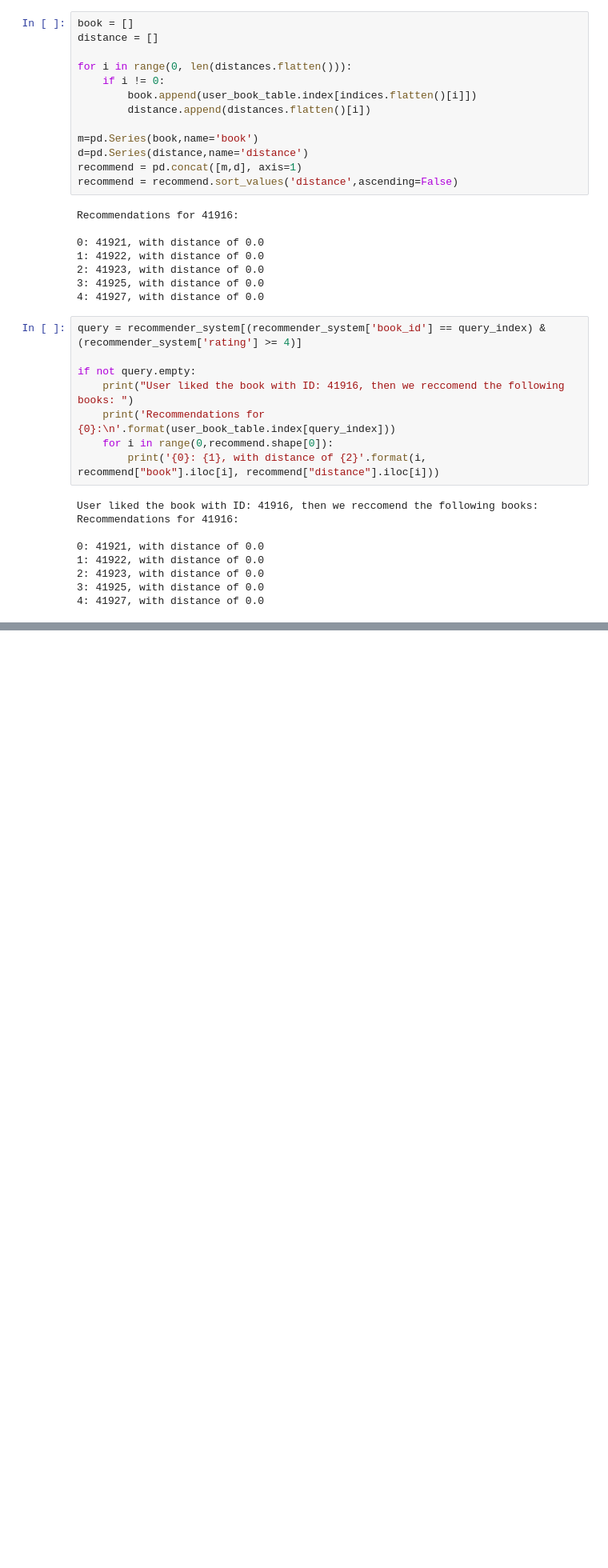
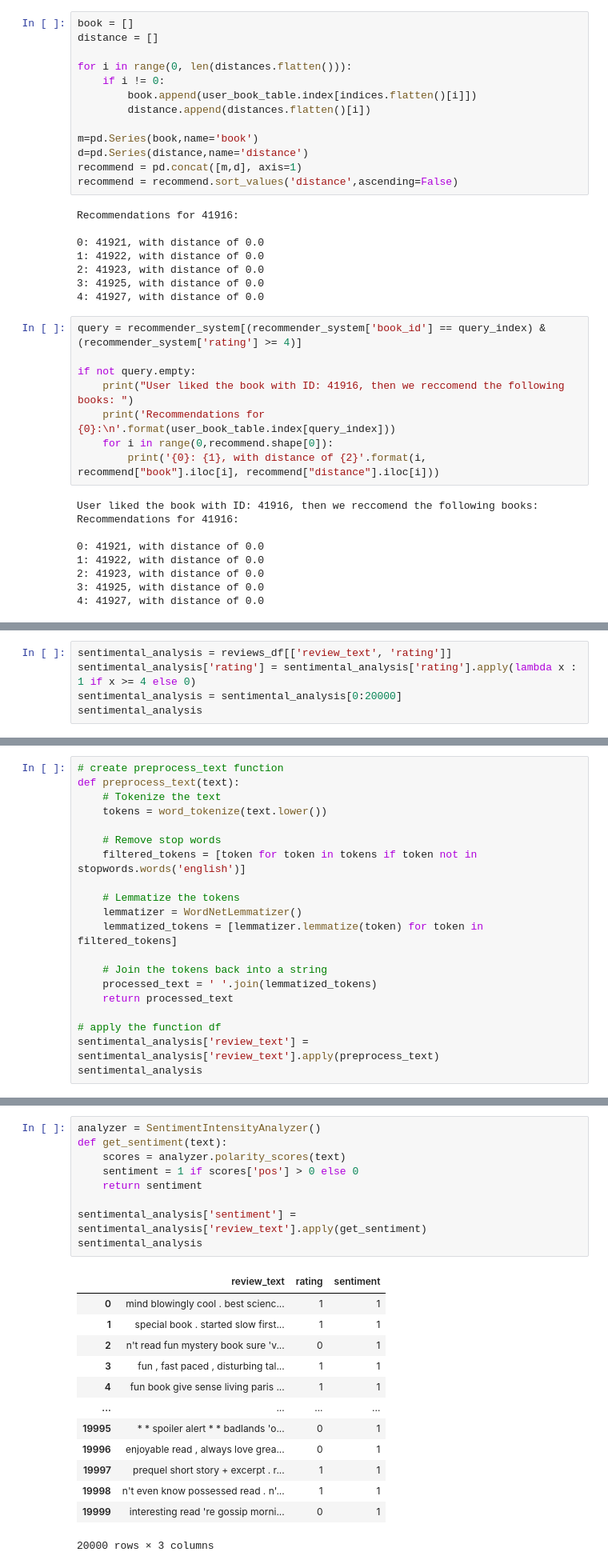
Before and after one commit to jefersonseverino/goodreads-book-review, a Jupyter notebook: main.ipynb, the cells around one changed output, grey strips where cells are left out. Shown: that part at 80% size. Drawn from its saved outputs; the diff is of its cells as text; blank space fills up the shorter version.

Commit message:
Feat: add check for sentimental analysis comparing with rating

```diff
--- a/main.ipynb
+++ b/main.ipynb
@@ -586,0 +617,5 @@ Recommendations for 41916:
+# %%
+sentimental_analysis = reviews_df[['review_text', 'rating']]
+sentimental_analysis['rating'] = sentimental_analysis['rating'].apply(lambda x : 1 if x >= 4 else 0)
+sentimental_analysis = sentimental_analysis[0:20000]
+sentimental_analysis
@@ -586,0 +641,20 @@ Recommendations for 41916:
+# %%
+# create preprocess_text function
+def preprocess_text(text):
+    # Tokenize the text
+    tokens = word_tokenize(text.lower())
+
+    # Remove stop words
+    filtered_tokens = [token for token in tokens if token not in stopwords.words('english')]
+
+    # Lemmatize the tokens
+    lemmatizer = WordNetLemmatizer()
+    lemmatized_tokens = [lemmatizer.lemmatize(token) for token in filtered_tokens]
+
+    # Join the tokens back into a string
+    processed_text = ' '.join(lemmatized_tokens)
+    return processed_text
+
+# apply the function df
+sentimental_analysis['review_text'] = sentimental_analysis['review_text'].apply(preprocess_text)
+sentimental_analysis
@@ -586,0 +675,23 @@ Recommendations for 41916:
+# %%
+analyzer = SentimentIntensityAnalyzer()
+def get_sentiment(text):
+    scores = analyzer.polarity_scores(text)
+    sentiment = 1 if scores['pos'] > 0 else 0
+    return sentiment
+
+sentimental_analysis['sentiment'] = sentimental_analysis['review_text'].apply(get_sentiment)
+sentimental_analysis
+# %% [output]
+|  | review_text | rating | sentiment |
+| 0 | mind blowingly cool . best scienc... | 1 | 1 |
+| 1 | special book . started slow first... | 1 | 1 |
+| 2 | n't read fun mystery book sure 'v... | 0 | 1 |
+| 3 | fun , fast paced , disturbing tal... | 1 | 1 |
+| 4 | fun book give sense living paris ... | 1 | 1 |
+| ... | ... | ... | ... |
+| 19995 | * * spoiler alert * * badlands 'o... | 0 | 1 |
+| 19996 | enjoyable read , always love grea... | 0 | 1 |
+| 19997 | prequel short story + excerpt . r... | 1 | 1 |
+| 19998 | n't even know possessed read . n'... | 1 | 1 |
+| 19999 | interesting read 're gossip morni... | 0 | 1 |
+20000 rows × 3 columns
```
Also changed, not shown: parts of 6 cells of this notebook.
